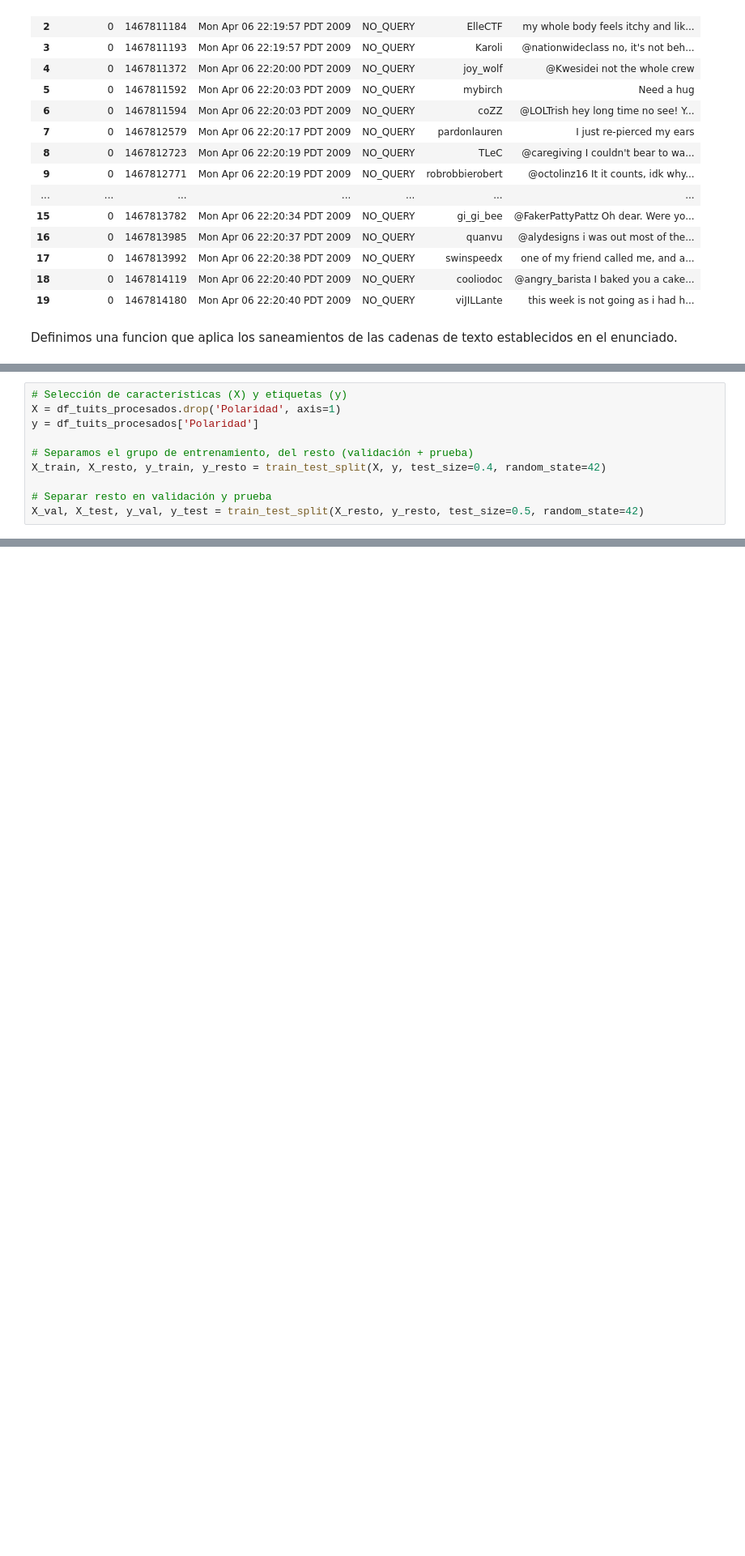
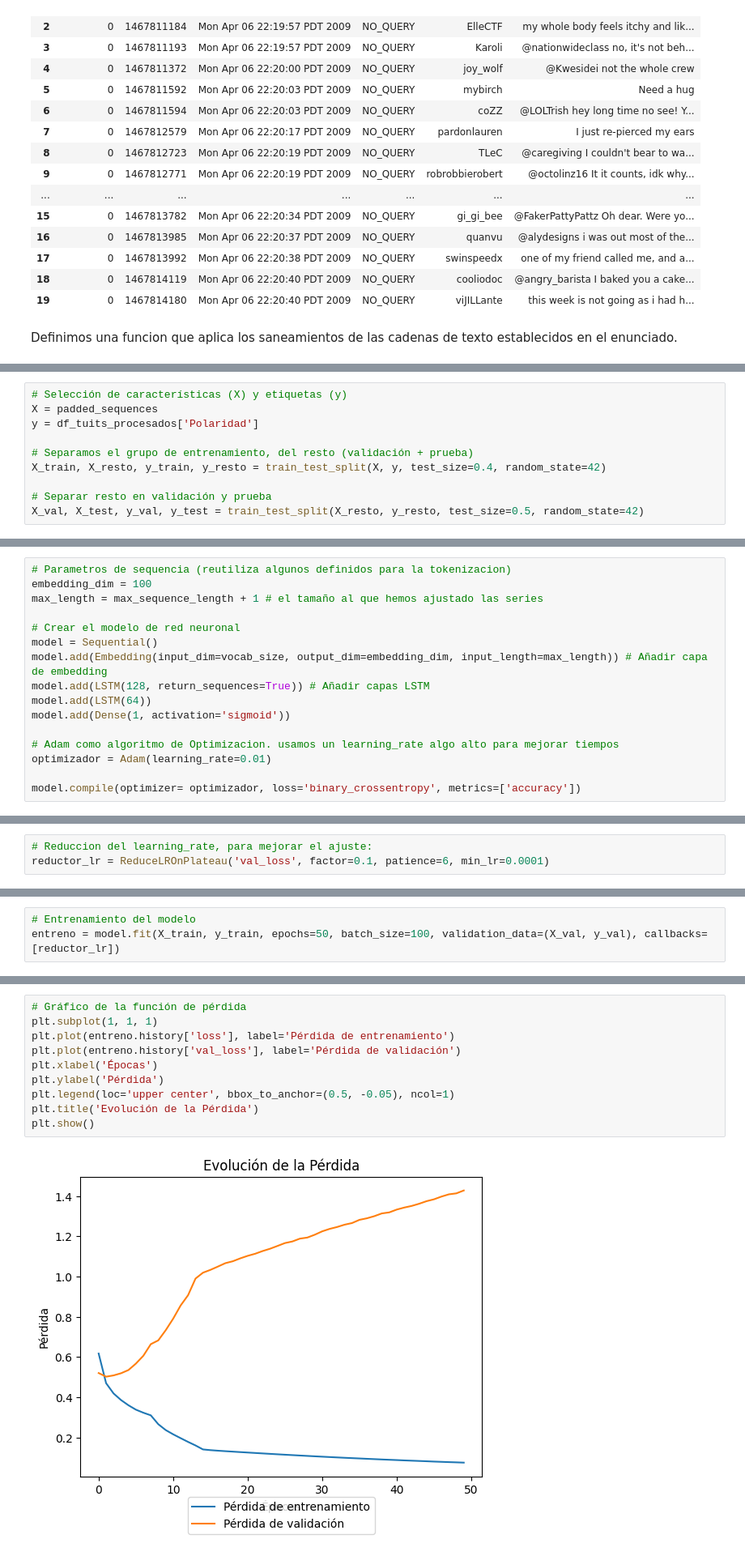
Before and after one commit to tnarrosf/unir-mubio01-grupo5, a Jupyter notebook: python/TallerGrupal_Python.ipynb, the cells around one changed output, grey strips where cells are left out. Shown at 81% size. Drawn from its saved outputs; the diff is of its cells as text; blank space fills up the shorter version.

```diff
--- a/python/TallerGrupal_Python.ipynb
+++ b/python/TallerGrupal_Python.ipynb
@@ -309,7 +359,7 @@ Separación del conjunto de datos en tres grupos: uno de entrenamiento, uno de v
 La proporción será 60% - 20% - 20%.
 # %%
 # Selección de características (X) y etiquetas (y)
-X = df_tuits_procesados.drop('Polaridad', axis=1)
+X = padded_sequences
 y = df_tuits_procesados['Polaridad']
 
 # Separamos el grupo de entrenamiento, del resto (validación + prueba)
@@ -327,0 +380,16 @@ Test (20000, 1) (20000,)
+# %%
+# Parametros de sequencia (reutiliza algunos definidos para la tokenizacion)
+embedding_dim = 100
+max_length = max_sequence_length + 1 # el tamaño al que hemos ajustado las series
+
+# Crear el modelo de red neuronal
+model = Sequential()
+model.add(Embedding(input_dim=vocab_size, output_dim=embedding_dim, input_length=max_length)) # Añadir capa de embedding
+model.add(LSTM(128, return_sequences=True)) # Añadir capas LSTM
+model.add(LSTM(64))
+model.add(Dense(1, activation='sigmoid'))
+
+# Adam como algoritmo de Optimizacion. usamos un learning_rate algo alto para mejorar tiempos
+optimizador = Adam(learning_rate=0.01)
+
+model.compile(optimizer= optimizador, loss='binary_crossentropy', metrics=['accuracy'])
@@ -327,0 +401,3 @@ Test (20000, 1) (20000,)
+# %%
+# Reduccion del learning_rate, para mejorar el ajuste:
+reductor_lr = ReduceLROnPlateau('val_loss', factor=0.1, patience=6, min_lr=0.0001)
@@ -327,0 +406,3 @@ Test (20000, 1) (20000,)
+# %%
+# Entrenamiento del modelo
+entreno = model.fit(X_train, y_train, epochs=50, batch_size=100, validation_data=(X_val, y_val), callbacks=[reductor_lr])
@@ -327,0 +444,12 @@ Test (20000, 1) (20000,)
+# %%
+# Gráfico de la función de pérdida
+plt.subplot(1, 1, 1)
+plt.plot(entreno.history['loss'], label='Pérdida de entrenamiento')
+plt.plot(entreno.history['val_loss'], label='Pérdida de validación')
+plt.xlabel('Épocas')
+plt.ylabel('Pérdida')
+plt.legend(loc='upper center', bbox_to_anchor=(0.5, -0.05), ncol=1)
+plt.title('Evolución de la Pérdida')
+plt.show()
+# %% [output]
+[figure, added]
```
Also changed, not shown: parts of 23 cells of this notebook.
